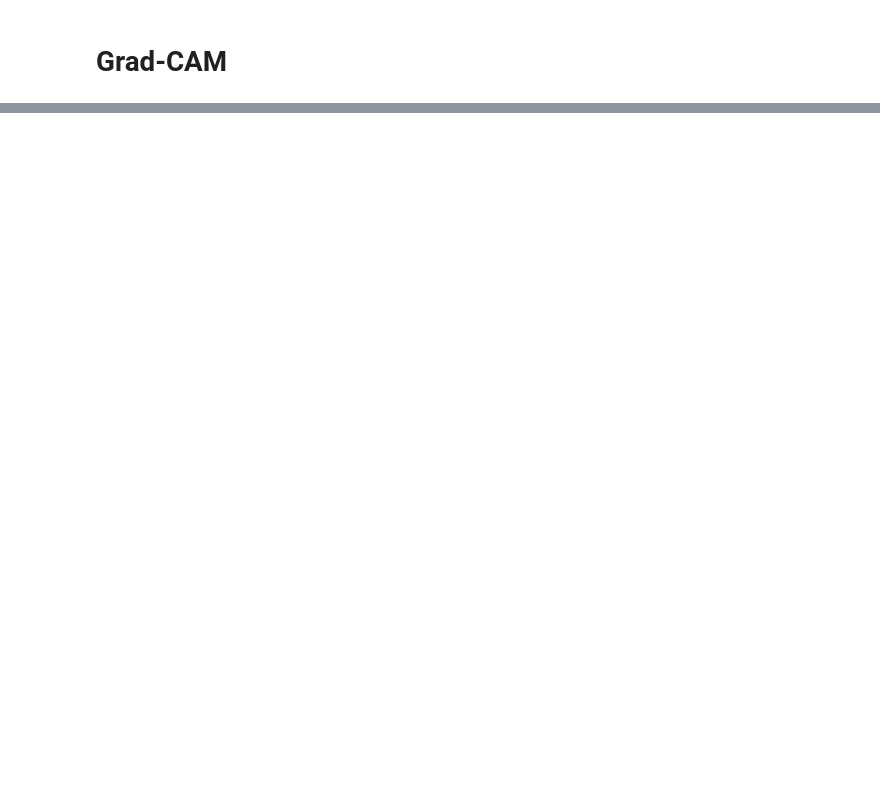
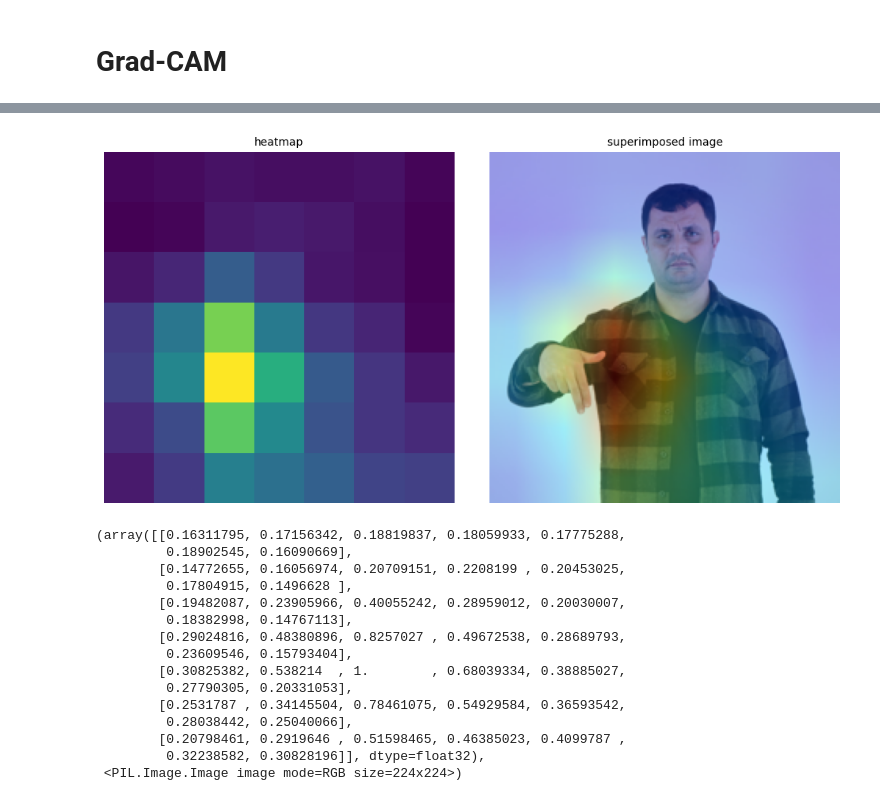
Before and after one commit to ADA-SITE-JML/gesture_face_features, a Jupyter notebook: code/feature_visualization.ipynb, the cells around one changed output, grey strips where cells are left out. Cells and saved outputs as stored; diff of their text form; code cells hidden in the pictures; blank space fills up the shorter version.

```diff
--- a/code/feature_visualization.ipynb
+++ b/code/feature_visualization.ipynb
@@ -892,0 +761,4 @@ Predicted: [('n04350905', 'suit', 0.19539803)]
+# %%
+model, layer_names, input_dim, preprocess_input, decode_predictions = load_model("EfficientNetB0", include_top, debug)
+gradcam(img, model, input_dim, layer_names[0])
+# %% [output]
@@ -893,3 +770,19 @@ Predicted: [('n04350905', 'suit', 0.19539803)]
+[figure, added]
+(array([[0.16311795, 0.17156342, 0.18819837, 0.18059933, 0.17775288,
+         0.18902545, 0.16090669],
+        [0.14772655, 0.16056974, 0.20709151, 0.2208199 , 0.20453025,
+         0.17804915, 0.1496628 ],
+        [0.19482087, 0.23905966, 0.40055242, 0.28959012, 0.20030007,
+         0.18382998, 0.14767113],
+        [0.29024816, 0.48380896, 0.8257027 , 0.49672538, 0.28689793,
+         0.23609546, 0.15793404],
+        [0.30825382, 0.538214  , 1.        , 0.68039334, 0.38885027,
+         0.27790305, 0.20331053],
+        [0.2531787 , 0.34145504, 0.78461075, 0.54929584, 0.36593542,
+         0.28038442, 0.25040066],
+        [0.20798461, 0.2919646 , 0.51598465, 0.46385023, 0.4099787 ,
+         0.32238582, 0.30828196]], dtype=float32),
+ <PIL.Image.Image image mode=RGB size=224x224>)
 # %%
 def plot_gradcams(img_ids, imgs, model, input_dim, last_conv_layer_name, verbose=False):
     superimposed_imgs = []
```
Also changed, not shown: parts of 46 cells of this notebook, 4 other files.
